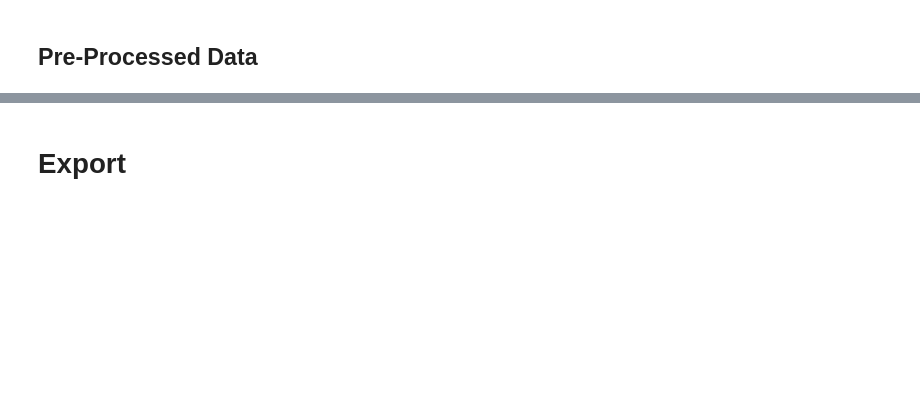
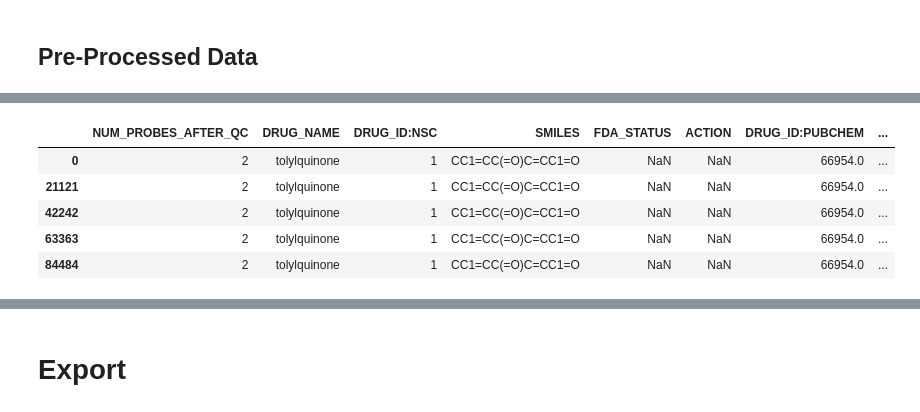
Before and after one commit to eric-czech/mgds, a Jupyter notebook: python/notebook/data_aggregation/import/nci60/v2/drug-sensitivity.ipynb, the cells around one changed output, grey strips where cells are left out. Saved outputs shown, nothing was run; the diff lists cells and outputs as text; code cells hidden in the pictures; blank space fills up the shorter version.

```diff
--- a/python/notebook/data_aggregation/import/nci60/v2/drug-sensitivity.ipynb
+++ b/python/notebook/data_aggregation/import/nci60/v2/drug-sensitivity.ipynb
@@ -213,0 +279,24 @@ memory usage: 96.7+ MB
+# %%
+drug_name = 'tolylquinone'
+
+dt1 = d_tr_raw.copy()
+
+dt1 = dt1.groupby(['CELL_LINE_ID_CLEAN', 'DRUG_ID:NSC']).agg({'LN_GI50': 'mean', 'DRUG_NAME': 'first'}).reset_index()
+dt1['ZSCORE'] = (dt1['LN_GI50'] - dt1['LN_GI50'].mean()) / dt1['LN_GI50'].std()
+
+dt1 = dt1[dt1['DRUG_NAME'] == drug_name].copy()
+#dt1 = dt1.groupby('CELL_LINE_ID_CLEAN')['LN_GI50'].apply(lambda v: np.mean(np.exp(v))).reset_index()
+#dt1 = dt1.groupby('CELL_LINE_ID_CLEAN')['LN_GI50'].mean().reset_index()
+#dt1['ZSCORE'] = (dt1['LN_GI50'] - dt1['LN_GI50'].mean()) / dt1['LN_GI50'].std()
+#dt1['ZSCORE'] = (dt1['LN_GI50'] - dt1['LN_GI50'].mean()) / dt1['LN_GI50'].std()
+#dt1 = dt1.groupby('CELL_LINE_ID_CLEAN')['ZSCORE'].mean().reset_index()
+
+dt2 = d_tr_pre[d_tr_pre['DRUG_NAME'] == drug_name].copy()
+dt2.head()
+# %% [output]
+|  | NUM_PROBES_AFTER_QC | DRUG_NAME | DRUG_ID:NSC | SMILES | FDA_STATUS | ACTION | DRUG_ID:PUBCHEM | ... |
+| 0 | 2 | tolylquinone | 1 | CC1=CC(=O)C=CC1=O | NaN | NaN | 66954.0 | ... |
+| 21121 | 2 | tolylquinone | 1 | CC1=CC(=O)C=CC1=O | NaN | NaN | 66954.0 | ... |
+| 42242 | 2 | tolylquinone | 1 | CC1=CC(=O)C=CC1=O | NaN | NaN | 66954.0 | ... |
+| 63363 | 2 | tolylquinone | 1 | CC1=CC(=O)C=CC1=O | NaN | NaN | 66954.0 | ... |
+| 84484 | 2 | tolylquinone | 1 | CC1=CC(=O)C=CC1=O | NaN | NaN | 66954.0 | ... |
```
Also changed, not shown: parts of 33 cells of this notebook, 14 other files.
